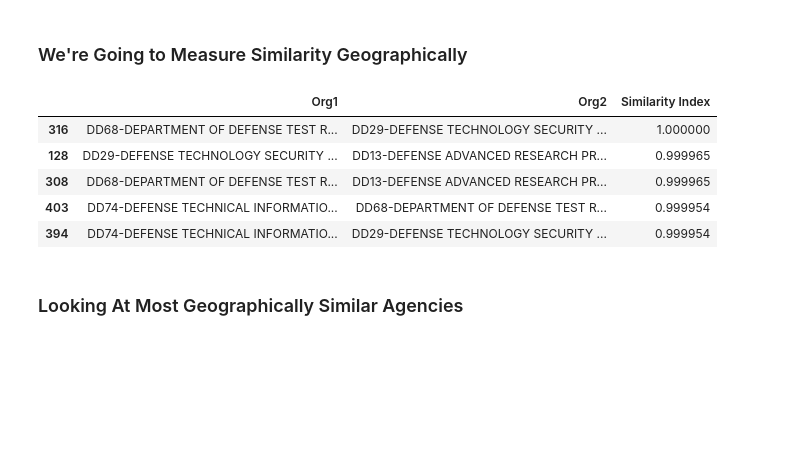
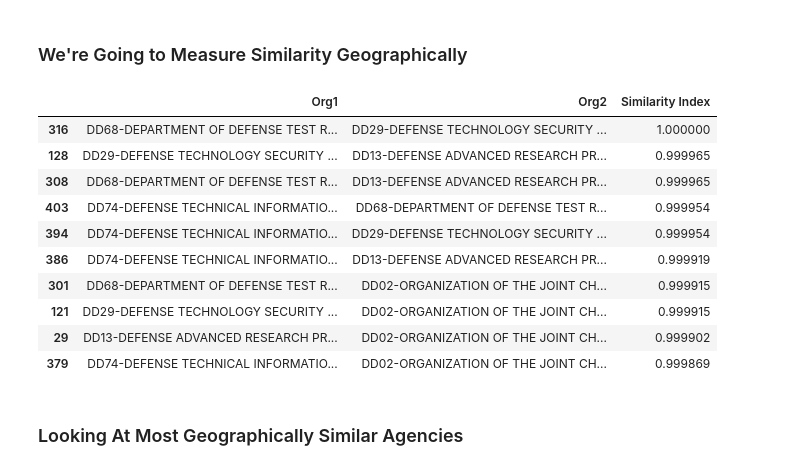
Before and after one commit to abigailhaddad/personnelData, a Jupyter notebook: Personnel Analysis.ipynb, the cells around one changed output. Drawn from its saved outputs; the diff is of its cells as text; code cells hidden in the pictures; blank space fills up the shorter version.

```diff
--- a/Personnel Analysis.ipynb
+++ b/Personnel Analysis.ipynb
@@ -186,3 +186,25 @@ def current_search(agencyNum):
                 #print(base_url+number)
                 df_fixed=format_dict(results, df_fixed)
     return df_fixed
+
+def pullAndUnzip(zipLine):
+    r = requests.get(zipLink)
+    z = zipfile.ZipFile(io.BytesIO(r.content))
+    z.extractall()
+
+def cosinSimAcrossAgencies(df, variable):
+    intermedDF=df[['AGYSUBT', variable, 'AGYTYP']].groupby(['AGYSUBT', variable]).count()
+    intermedPct=intermedDF.groupby(level=0).apply(lambda x: 100 * x / float(x.sum())).reset_index()
+    intermedPct.columns=['AGYSUBT', variable, 'PERCENT']
+    reshapedDF=intermedPct.pivot(index='AGYSUBT', columns=variable, values='PERCENT')
+    reshapedDF=reshapedDF.fillna(0)
+    listOfLists=[]
+    for rowNumber1 in range(0, len(reshapedDF)):
+        for rowNumber2 in range(0, len(reshapedDF)):
+            if rowNumber1>rowNumber2:
+                listToAppend=[reshapedDF.index[rowNumber1], reshapedDF.index[rowNumber2],cosine_similarity([reshapedDF.iloc[rowNumber1],reshapedDF.iloc[rowNumber2]])[0][1] ]
+                listOfLists.append(listToAppend)
+    dfCosine = pd.DataFrame(listOfLists)
+    dfCosine.columns=['Org1', 'Org2', 'Similarity Index']
+    dfCosine=dfCosine.sort_values('Similarity Index', ascending=False)
+    return(dfCosine)
@@ -466,32 +478,21 @@ ddDataCopy.loc[ddDataCopy['AGYSUBT']=="DD01-OFFICE OF THE SECRETARY OF DEFENSE"]
 Name: OCCT, dtype: int64
 # %% [markdown]
 ### We're Going to Measure Similarity Geographically
-# %%
-intermedDF=ddDataCopy[['AGYSUBT', 'LOCT', 'AGYTYP']].groupby(['AGYSUBT', 'LOCT']).count()
-intermedPct=intermedDF.groupby(level=0).apply(lambda x: 100 * x / float(x.sum())).reset_index()
-intermedPct.columns=['AGYSUBT', 'LOCT', 'PERCENT']
-reshapedDF=intermedPct.pivot(index='AGYSUBT', columns='LOCT', values='PERCENT')
-reshapedDF=reshapedDF.fillna(0)
-
-listOfLists=[]
-#I am sorry to every Python programmer who came before me for this code
-for rowNumber1 in range(0, len(reshapedDF)):
-    for rowNumber2 in range(0, len(reshapedDF)):
-        if rowNumber1>rowNumber2:
-            listToAppend=[reshapedDF.index[rowNumber1], reshapedDF.index[rowNumber2],cosine_similarity([reshapedDF.iloc[rowNumber1],reshapedDF.iloc[rowNumber2]])[0][1] ]
-            listOfLists.append(listToAppend)
-
-dfCosine = pd.DataFrame(listOfLists)
-dfCosine.columns=['Org1', 'Org2', 'Similarity Index']
-dfCosine=dfCosine.sort_values('Similarity Index', ascending=False)
-dfCosine.head()
-# %% [output]
-|  | Org1 | Org2 | Similarity Index |
-| 316 | DD68-DEPARTMENT OF DEFENSE TEST R... | DD29-DEFENSE TECHNOLOGY SECURITY ... | 1.000000 |
-| 128 | DD29-DEFENSE TECHNOLOGY SECURITY ... | DD13-DEFENSE ADVANCED RESEARCH PR... | 0.999965 |
-| 308 | DD68-DEPARTMENT OF DEFENSE TEST R... | DD13-DEFENSE ADVANCED RESEARCH PR... | 0.999965 |
-| 403 | DD74-DEFENSE TECHNICAL INFORMATIO... | DD68-DEPARTMENT OF DEFENSE TEST R... | 0.999954 |
-| 394 | DD74-DEFENSE TECHNICAL INFORMATIO... | DD29-DEFENSE TECHNOLOGY SECURITY ... | 0.999954 |
+# %%
+dfCosine=cosinSimAcrossAgencies(ddDataCopy, 'LOCT')
+dfCosine.head(10)
+# %% [output]
+|  | Org1 | Org2 | Similarity Index |
+| 316 | DD68-DEPARTMENT OF DEFENSE TEST R... | DD29-DEFENSE TECHNOLOGY SECURITY ... | 1.000000 |
+| 128 | DD29-DEFENSE TECHNOLOGY SECURITY ... | DD13-DEFENSE ADVANCED RESEARCH PR... | 0.999965 |
+| 308 | DD68-DEPARTMENT OF DEFENSE TEST R... | DD13-DEFENSE ADVANCED RESEARCH PR... | 0.999965 |
+| 403 | DD74-DEFENSE TECHNICAL INFORMATIO... | DD68-DEPARTMENT OF DEFENSE TEST R... | 0.999954 |
+| 394 | DD74-DEFENSE TECHNICAL INFORMATIO... | DD29-DEFENSE TECHNOLOGY SECURITY ... | 0.999954 |
+| 386 | DD74-DEFENSE TECHNICAL INFORMATIO... | DD13-DEFENSE ADVANCED RESEARCH PR... | 0.999919 |
+| 301 | DD68-DEPARTMENT OF DEFENSE TEST R... | DD02-ORGANIZATION OF THE JOINT CH... | 0.999915 |
+| 121 | DD29-DEFENSE TECHNOLOGY SECURITY ... | DD02-ORGANIZATION OF THE JOINT CH... | 0.999915 |
+| 29 | DD13-DEFENSE ADVANCED RESEARCH PR... | DD02-ORGANIZATION OF THE JOINT CH... | 0.999902 |
+| 379 | DD74-DEFENSE TECHNICAL INFORMATIO... | DD02-ORGANIZATION OF THE JOINT CH... | 0.999869 |
 # %% [markdown]
 ### Looking At Most Geographically Similar Agencies
 # %%
```
Also changed, not shown: parts of 9 cells of this notebook.
